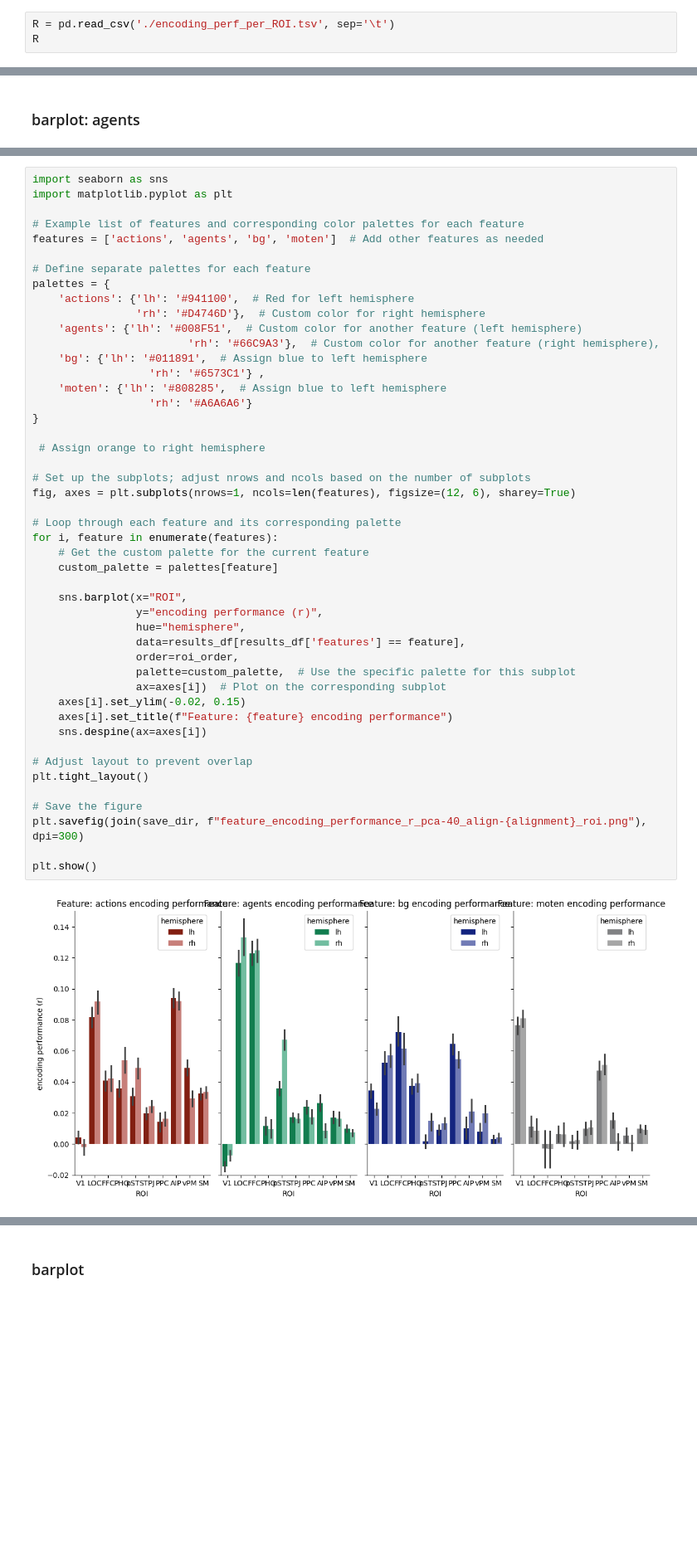
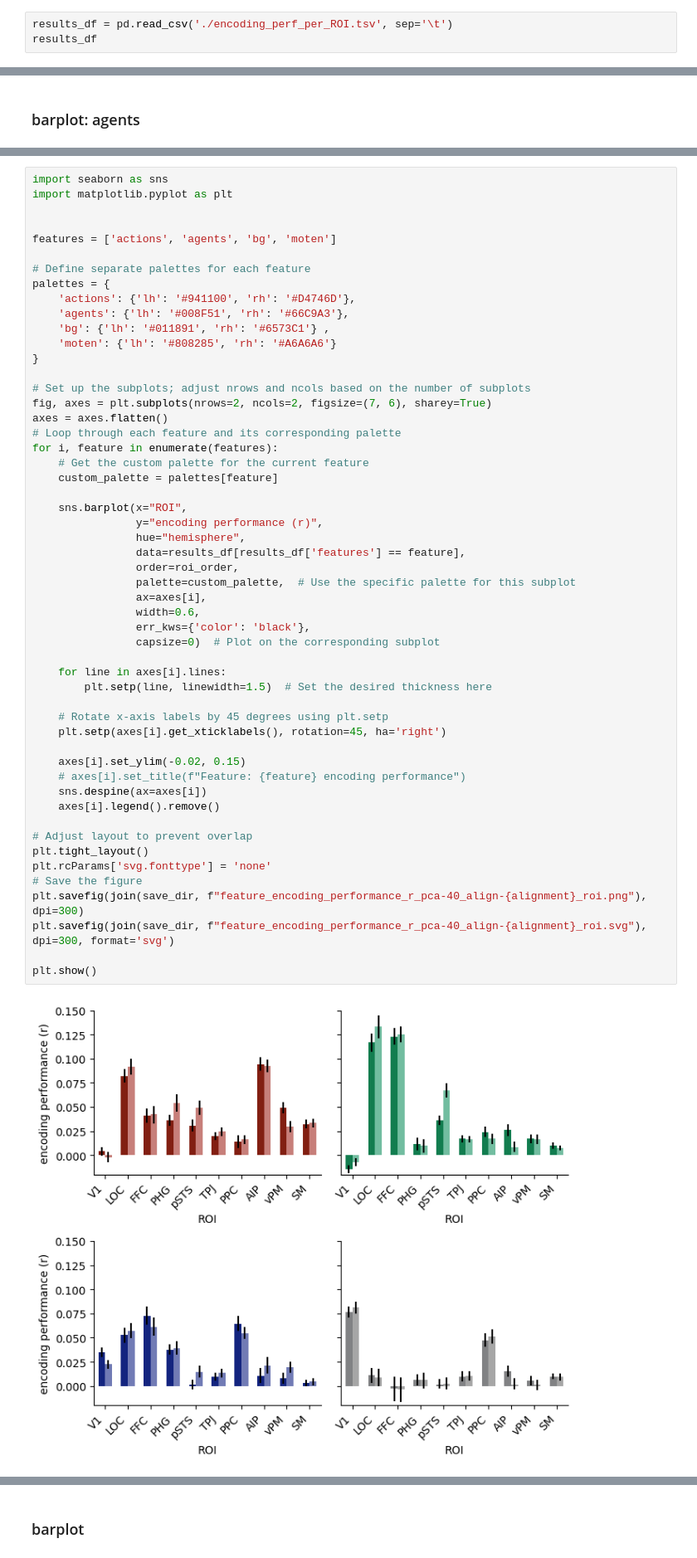
Before and after one commit to jungheejung/life-encoding, a Jupyter notebook: scripts/himalaya/glove/step05_extractcorr.ipynb, the cells around one changed output, grey strips where cells are left out. Shown at 83% size. Saved outputs shown, nothing was run; the diff lists cells and outputs as text; blank space fills up the shorter version.

Commit message:
STY: enhance subplot

```diff
--- a/scripts/himalaya/glove/step05_extractcorr.ipynb
+++ b/scripts/himalaya/glove/step05_extractcorr.ipynb
@@ -168,8 +165,8 @@ results_df[results_df['features'] == 'actions']
 # %%
 results_df.to_csv('./encoding_perf_per_ROI.tsv', sep='\t', index=False)
 # %%
-R = pd.read_csv('./encoding_perf_per_ROI.tsv', sep='\t')
-R
+results_df = pd.read_csv('./encoding_perf_per_ROI.tsv', sep='\t')
+results_df
 # %% [output]
 |  | encoding performance (r) | ROI | subject | hemisphere | features | run |
 | 0 | 0.060008 | V1 | sub-rid000001 | lh | bg | 1 |
@@ -270,51 +267,57 @@ plt.savefig(join(save_dir, f"{feature}-r_pca-40_align-{alignment}_roi.png"), dpi
 import seaborn as sns
 import matplotlib.pyplot as plt
 
-# Example list of features and corresponding color palettes for each feature
-features = ['actions', 'agents', 'bg', 'moten']  # Add other features as needed
+
+features = ['actions', 'agents', 'bg', 'moten']
 
 # Define separate palettes for each feature
 palettes = {
-    'actions': {'lh': '#941100',  # Red for left hemisphere
-                'rh': '#D4746D'},  # Custom color for right hemisphere
-    'agents': {'lh': '#008F51',  # Custom color for another feature (left hemisphere)
-                        'rh': '#66C9A3'},  # Custom color for another feature (right hemisphere),
-    'bg': {'lh': '#011891',  # Assign blue to left hemisphere
-                  'rh': '#6573C1'} ,
-    'moten': {'lh': '#808285',  # Assign blue to left hemisphere
-                  'rh': '#A6A6A6'}
+    'actions': {'lh': '#941100', 'rh': '#D4746D'},
+    'agents': {'lh': '#008F51', 'rh': '#66C9A3'},
+    'bg': {'lh': '#011891', 'rh': '#6573C1'} ,
+    'moten': {'lh': '#808285', 'rh': '#A6A6A6'}
 }
 
- # Assign orange to right hemisphere
-
 # Set up the subplots; adjust nrows and ncols based on the number of subplots
-fig, axes = plt.subplots(nrows=1, ncols=len(features), figsize=(12, 6), sharey=True)
-
+fig, axes = plt.subplots(nrows=2, ncols=2, figsize=(7, 6), sharey=True)
+axes = axes.flatten()
 # Loop through each feature and its corresponding palette
 for i, feature in enumerate(features):
     # Get the custom palette for the current feature
     custom_palette = palettes[feature]
 
     sns.barplot(x="ROI",
                 y="encoding performance (r)",
                 hue="hemisphere",
                 data=results_df[results_df['features'] == feature],
                 order=roi_order,
                 palette=custom_palette,  # Use the specific palette for this subplot
-                ax=axes[i])  # Plot on the corresponding subplot
+                ax=axes[i],
+                width=0.6,
+                err_kws={'color': 'black'},
+                capsize=0)  # Plot on the corresponding subplot
+
+    for line in axes[i].lines:
+        plt.setp(line, linewidth=1.5)  # Set the desired thickness here
+
+    # Rotate x-axis labels by 45 degrees using plt.setp
+    plt.setp(axes[i].get_xticklabels(), rotation=45, ha='right')
+
     axes[i].set_ylim(-0.02, 0.15)
-    axes[i].set_title(f"Feature: {feature} encoding performance")
+    # axes[i].set_title(f"Feature: {feature} encoding performance")
     sns.despine(ax=axes[i])
+    axes[i].legend().remove()
 
 # Adjust layout to prevent overlap
 plt.tight_layout()
-
+plt.rcParams['svg.fonttype'] = 'none'
 # Save the figure
 plt.savefig(join(save_dir, f"feature_encoding_performance_r_pca-40_align-{alignment}_roi.png"), dpi=300)
+plt.savefig(join(save_dir, f"feature_encoding_performance_r_pca-40_align-{alignment}_roi.svg"), dpi=300, format='svg')
 
 plt.show()
 # %% [output]
-[figure, old version]
+[figure, new version]
 # %%
 import seaborn as sns
 import matplotlib.pyplot as plt
```
Also changed, not shown: parts of 3 cells of this notebook.
